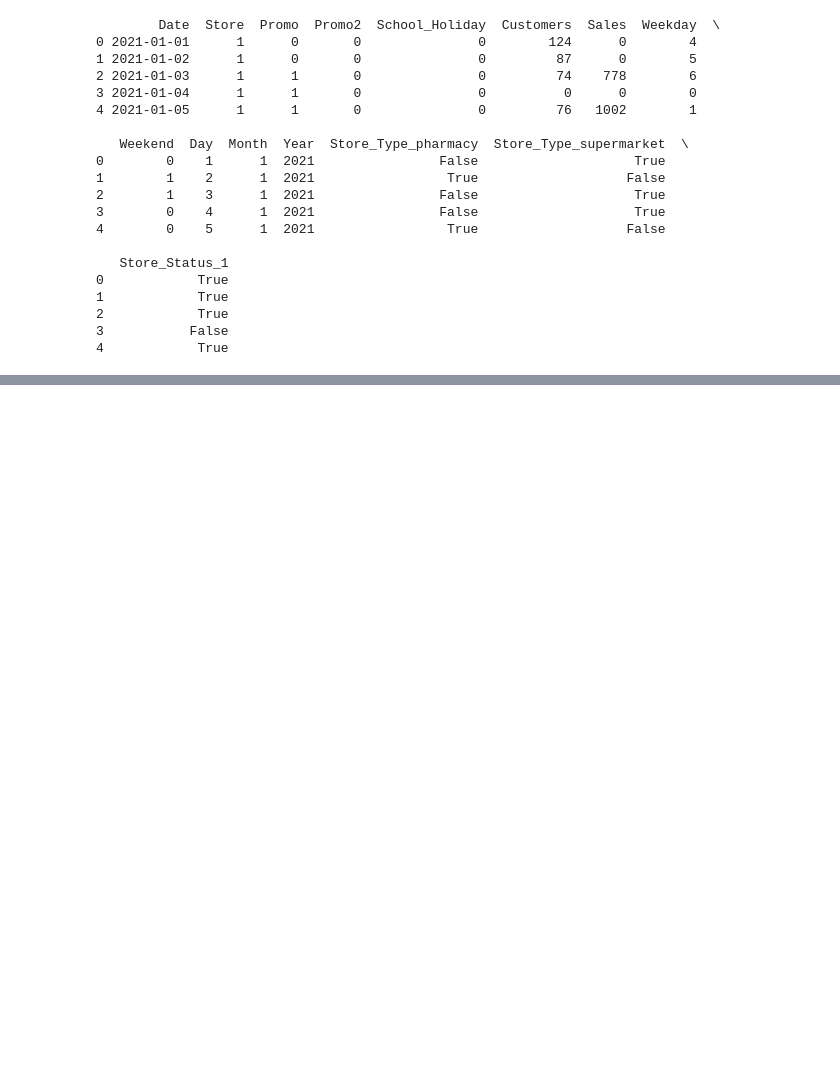
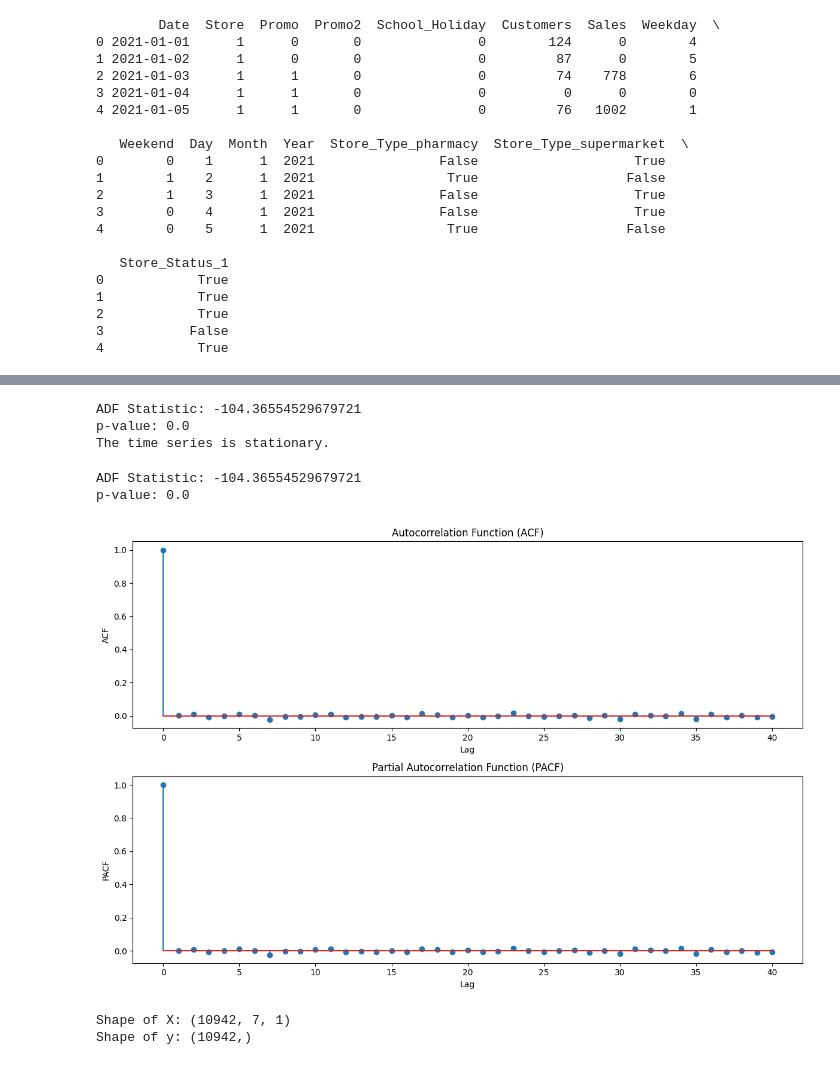
Before and after one commit to yidnekakchew/customer-traffic-analysis-rossmann, a Jupyter notebook: notebooks/Task_2_sales_forecasting.ipynb, the cells around one changed output, grey strips where cells are left out. Drawn from its saved outputs; the diff is of its cells as text; code cells hidden in the pictures; blank space fills up the shorter version.

Commit message:
Add notebooks for exploratory data analysis, sales forecasting, and LSTM API

```diff
--- a/notebooks/Task_2_sales_forecasting.ipynb
+++ b/notebooks/Task_2_sales_forecasting.ipynb
@@ -90,0 +108,69 @@ print(sales_data.head())
+# %%
+result = adfuller(time_series_data['Sales'].dropna())
+print('ADF Statistic:', result[0])
+print('p-value:', result[1])
+
+# Interpretation
+if result[1] <= 0.05:
+    print("The time series is stationary.")
+else:
+    print("The time series is not stationary.")
+# %% [output]
+ADF Statistic: -104.36554529679721
+p-value: 0.0
+The time series is stationary.
+# %%
+if result[1] > 0.05:
+    time_series_data['Sales'] = time_series_data['Sales'].diff().dropna()
+
+# Check the result again
+result = adfuller(time_series_data['Sales'].dropna())
+print('ADF Statistic:', result[0])
+print('p-value:', result[1])
+# %% [output]
+ADF Statistic: -104.36554529679721
+p-value: 0.0
+# %%
+fig, ax = plt.subplots(2, 1, figsize=(12, 8))
+
+# ACF
+acf_values = acf(time_series_data['Sales'].dropna())
+ax[0].stem(acf_values)
+ax[0].set_title('Autocorrelation Function (ACF)')
+ax[0].set_xlabel('Lag')
+ax[0].set_ylabel('ACF')
+
+# PACF
+pacf_values = pacf(time_series_data['Sales'].dropna())
+ax[1].stem(pacf_values)
+ax[1].set_title('Partial Autocorrelation Function (PACF)')
+ax[1].set_xlabel('Lag')
+ax[1].set_ylabel('PACF')
+
+plt.tight_layout()
+plt.show()
+# %% [output]
+[figure, added]
+# %%
+def create_dataset(data, time_step=1):
+    X, y = [], []
+    for i in range(len(data) - time_step - 1):
+        X.append(data[i:(i + time_step), 0])
+        y.append(data[i + time_step, 0])
+    return np.array(X), np.array(y)
+
+# Scale data
+scaler = StandardScaler()
+scaled_data = scaler.fit_transform(time_series_data[['Sales']].dropna())
+
+# Create datasets
+time_step = 7  # Use 7 days of data to predict the next day
+X, y = create_dataset(scaled_data, time_step)
+X = X.reshape(X.shape[0], X.shape[1], 1)  # Reshape for LSTM
+
+# Display shapes
+print(f'Shape of X: {X.shape}')
+print(f'Shape of y: {y.shape}')
+# %% [output]
+Shape of X: (10942, 7, 1)
+Shape of y: (10942,)
```
Also changed, not shown: parts of 22 cells of this notebook, 1 other file.
